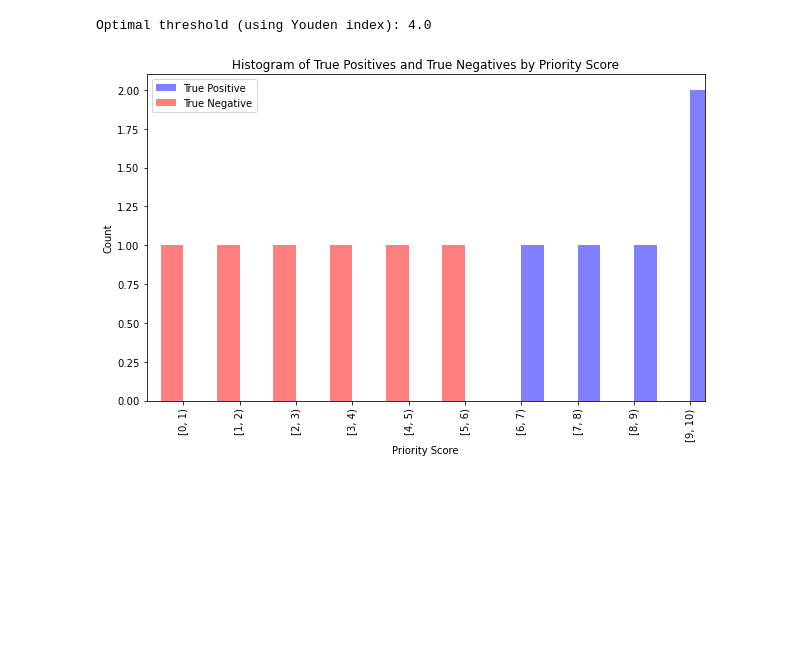
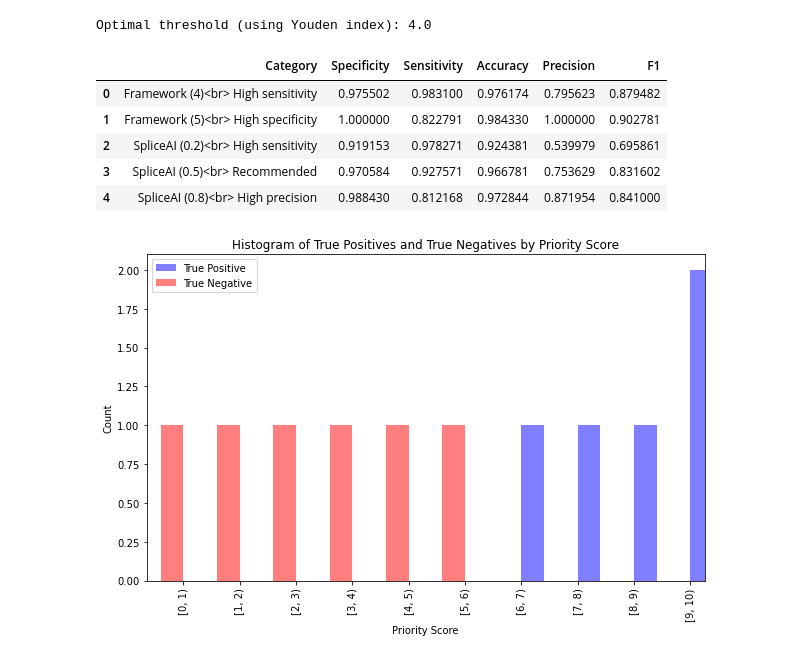
Before and after one commit to ysut/nar, a Jupyter notebook: ValidationData/AUC/roc copy 8.ipynb, the cells around one changed output. Drawn from its saved outputs; the diff is of its cells as text; code cells hidden in the pictures; blank space fills up the shorter version.

```diff
--- a/ValidationData/AUC/roc copy 8.ipynb
+++ b/ValidationData/AUC/roc copy 8.ipynb
@@ -946,6 +935,7 @@ def calculate_performance_metrics_spl(data, threshold):
     sensitivity = tp / (tp + fn) if (tp + fn) else 0
     accuracy = accuracy_score(data['LABEL'], data['Prediction'])
     precision = precision_score(data['LABEL'], data['Prediction'])
+
     f1 = f1_score(data['LABEL'], data['Prediction'])
     return specificity, sensitivity, accuracy, precision, f1
 
@@ -963,7 +953,7 @@ columns = ['Category', 'Specificity', 'Sensitivity', 'Accuracy', 'Precision', 'F
 performance_metrics_df.columns = columns
 performance_metrics_df.replace(
     {'Category': {
-        4.0: 'Framework (3)<br> High sensitivity',
+        4.0: 'Framework (4)<br> High sensitivity',
         5.0: 'Framework (5)<br> High specificity',
         0.2: 'SpliceAI (0.2)<br> High sensitivity',
         0.5: 'SpliceAI (0.5)<br> Recommended',
@@ -1023,6 +1013,15 @@ fig.write_html("performance-metrics.html")
 
 # Show figure
 fig.show()
+# %%
+performance_metrics_df
+# %% [output]
+|  | Category | Specificity | Sensitivity | Accuracy | Precision | F1 |
+| 0 | Framework (4)<br> High sensitivity | 0.975502 | 0.983100 | 0.976174 | 0.795623 | 0.879482 |
+| 1 | Framework (5)<br> High specificity | 1.000000 | 0.822791 | 0.984330 | 1.000000 | 0.902781 |
+| 2 | SpliceAI (0.2)<br> High sensitivity | 0.919153 | 0.978271 | 0.924381 | 0.539979 | 0.695861 |
+| 3 | SpliceAI (0.5)<br> Recommended | 0.970584 | 0.927571 | 0.966781 | 0.753629 | 0.831602 |
+| 4 | SpliceAI (0.8)<br> High precision | 0.988430 | 0.812168 | 0.972844 | 0.871954 | 0.841000 |
 # %%
 # Plot distribution of PriorityScore separately for TP and TN
 # Plot distribution of PriorityScore separately for TP and TN
```
Also changed, not shown: parts of 2 cells of this notebook, 7 other files.
